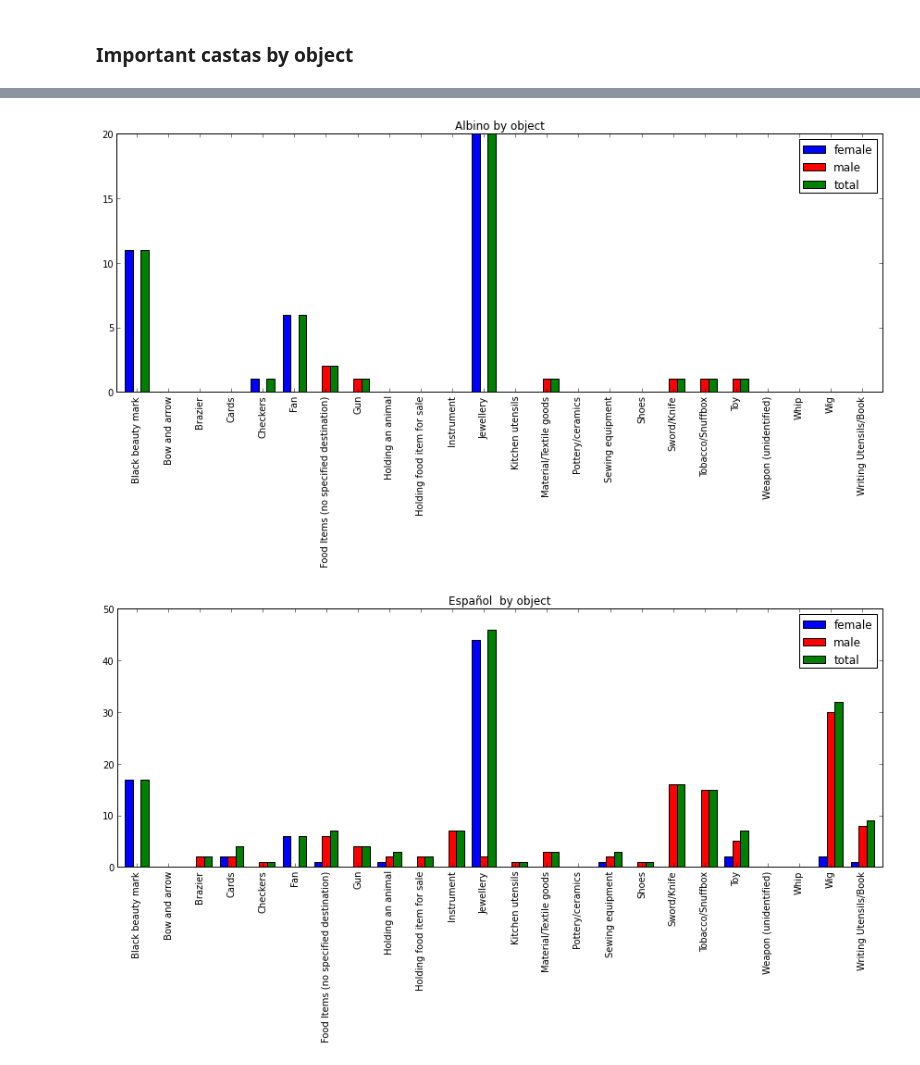
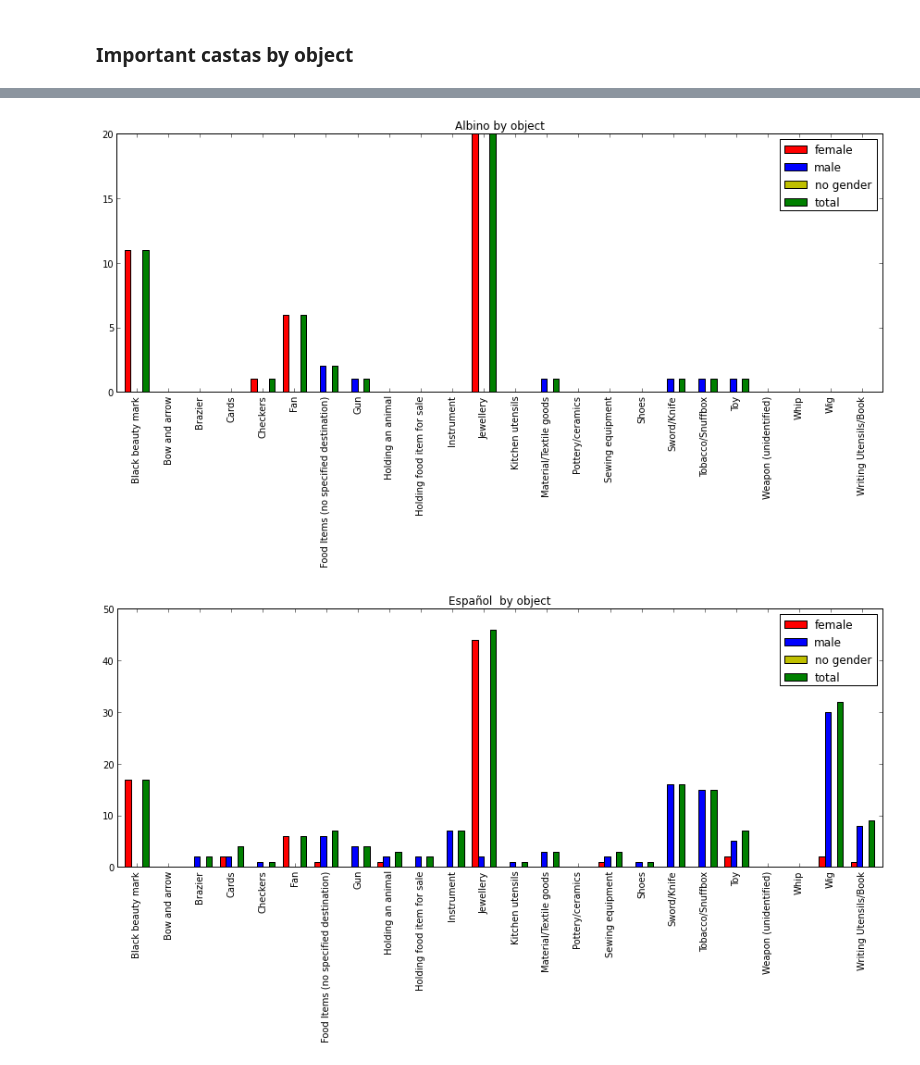
Before and after one commit to mavillard/castas, a Jupyter notebook: analysis.ipynb, the cells around one changed output, grey strips where cells are left out. Cells and saved outputs as stored; diff of their text form; code cells hidden in the pictures.

Commit message:
Adding non specified gender

```diff
--- a/analysis.ipynb
+++ b/analysis.ipynb
@@ -45,9 +45,10 @@ a = {
     'child': u'(Character) Progeny',
     'character_title': u'(Character) Title',
     'creator_name': u'(Creator) Name',
-    'male': u'(Character) Male',
     'female': u'(Character) Female',
     'family_title': u'(Family) Title',
+    'male': u'(Character) Male',
+    'no_gender': u'(Character) Unspecified Gender',
     'parent': u'(Character) Parent',
     'painting_title': u'(Painting) Name',
     'size': u'(Painting) Size',
@@ -1525,19 +1526,23 @@ for casta in important_castas:
     all_characters = characters_by_casta[casta]
     male_characters = filter_node_dict_by_value(all_characters, a['male'], a['true'])
     female_characters = filter_node_dict_by_value(all_characters, a['female'], a['true'])
+    no_gender_characters = filter_node_dict_by_value(all_characters, a['no_gender'], a['true'])
 
     all_characters_by_doing_actions = freq_characters_doing_action(all_characters)
     male_characters_by_doing_actions = freq_characters_doing_action(male_characters)
     female_characters_by_doing_actions = freq_characters_doing_action(female_characters)
+    no_gender_characters_by_doing_actions = freq_characters_doing_action(no_gender_characters)
 
     all_characters_by_doing_actions_sr = pd.Series(all_characters_by_doing_actions)
     male_characters_by_doing_actions_sr = pd.Series(male_characters_by_doing_actions)
     female_characters_by_doing_actions_sr = pd.Series(female_characters_by_doing_actions)
+    no_gender_characters_by_doing_actions_sr = pd.Series(no_gender_characters_by_doing_actions)
 
     total_characters_by_doing_action_df = pd.DataFrame({
         'male': male_characters_by_doing_actions_sr,
         'female': female_characters_by_doing_actions_sr,
+        'no gender': no_gender_characters_by_doing_actions_sr,
         'total': all_characters_by_doing_actions_sr,
     })
-    total_characters_by_doing_action_df.plot(kind='bar', title=casta + ' by doing action')
+    total_characters_by_doing_action_df.plot(kind='bar', title=casta + ' by doing action', color=['r', 'b', 'y', 'g'])
 # %% [output]
@@ -1582,19 +1587,23 @@ for casta in important_castas:
     all_characters = characters_by_casta[casta]
     male_characters = filter_node_dict_by_value(all_characters, a['male'], a['true'])
     female_characters = filter_node_dict_by_value(all_characters, a['female'], a['true'])
+    no_gender_characters = filter_node_dict_by_value(all_characters, a['no_gender'], a['true'])
 
     all_characters_by_objects = freq_characters_with_objects(all_characters)
     male_characters_by_objects = freq_characters_with_objects(male_characters)
     female_characters_by_objects = freq_characters_with_objects(female_characters)
+    no_gender_characters_by_objects = freq_characters_with_objects(no_gender_characters)
 
     all_characters_by_objects_sr = pd.Series(all_characters_by_objects)
     male_characters_by_objects_sr = pd.Series(male_characters_by_objects)
     female_characters_by_objects_sr = pd.Series(female_characters_by_objects)
+    no_gender_characters_by_objects_sr = pd.Series(no_gender_characters_by_objects)
 
     total_characters_by_objects_df = pd.DataFrame({
         'male': male_characters_by_objects_sr,
         'female': female_characters_by_objects_sr,
+        'no gender': no_gender_characters_by_objects_sr,
         'total': all_characters_by_objects_sr,
     })
-    total_characters_by_objects_df.plot(kind='bar', title=casta + ' by object')
+    total_characters_by_objects_df.plot(kind='bar', title=casta + ' by object', color=['r', 'b', 'y', 'g'])
 # %% [output]
@@ -1605,2 +1614,2 @@ for casta in important_castas:
-[figure, old version]
+[figure, new version]
-[figure, old version]
+[figure, new version]
```
Also changed, not shown: parts of 2 cells of this notebook.
